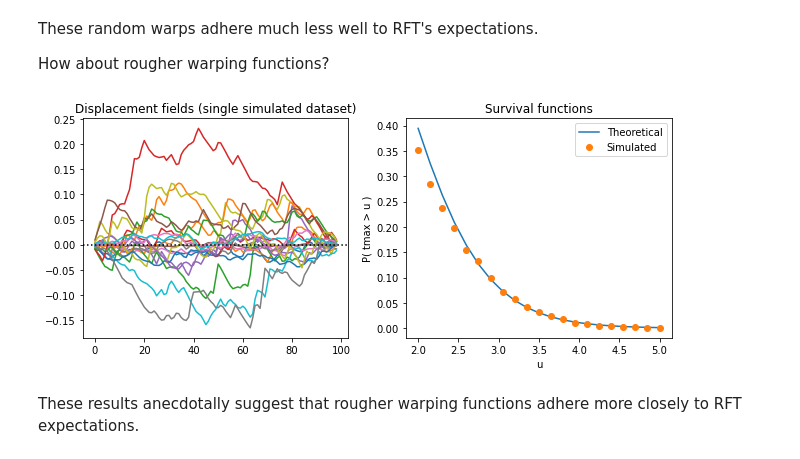
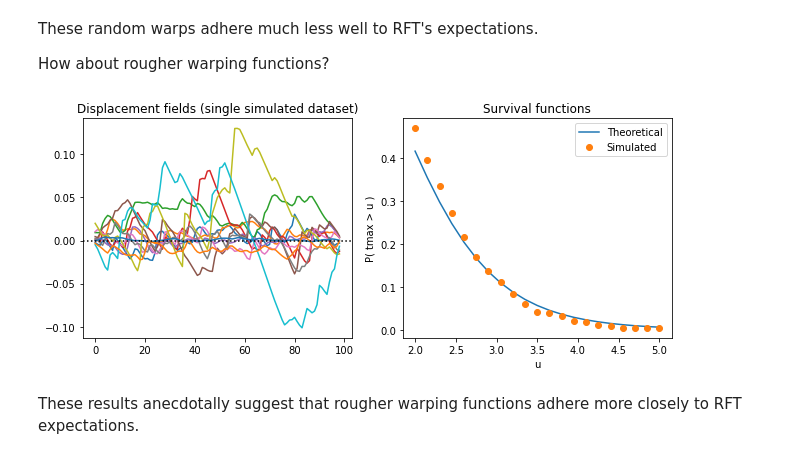
Before and after one commit to 0todd0000/nlreg1d, a Jupyter notebook: Notebooks/5-Assumptions.ipynb, the cells around one changed output. Drawn from its saved outputs; the diff is of its cells as text; code cells hidden in the pictures.

```diff
--- a/Notebooks/5-Assumptions.ipynb
+++ b/Notebooks/5-Assumptions.ipynb
@@ -237,15 +232,15 @@ The distribution at domain point 90 appears somewhat more normal, but the distri
 If RFT's assumption of normality is valid, then simulation results (involving random warps) should produce survival function results similar to the ones for known Gaussian data (two sections above), where the simulation results conform to RFT's theoretical expectations. Let's modify the simulation code to include random warps rather then known Gaussian data.
 # %%
 np.random.seed(12345)
-J         = 8      # number of observations
+J         = 12      # number of observations
 Q         = 101    # number of grid points
 v         = J - 1  # degress of freedom
 nsim      = 1000   # number of simulated datasets
 tmax      = []
 fwhme     = []     # esimated FWHM (smoothness)
 for i in range(nsim):
-    w     = nl.random_warp( J, Q, sigma=1, shape_parameter=100, n_random=5, as_warp_object=True )
-    y     = w.get_deviation_from_linear_time()[:,1:-1]
+    w     = nl.random_warp( J, Q, sigma=1, shape_parameter=10, n_random=3, as_warp_object=True )
+    y     = w.get_displacement_field()[:,1:-1]
     t     = tstat( y )
     tmax.append( t.max() )
     fwhme.append( nl.util.estimate_fwhm(y) )
@@ -261,7 +256,7 @@ fig,axs = plt.subplots(1, 2, figsize=(9,4))
 ax0,ax1 = axs
 ax0.plot(y.T)
 ax0.axhline(0, color='k', ls=':')
-ax0.set_title( f'Single random dataset (FWHM={FWHM})' )
+ax0.set_title( f'Single random dataset (FWHM=%.1f))' %np.mean(fwhme) )
 ax0.set_xlabel('Domain position')
 ax0.set_ylabel('Dependent variable value')
 
@@ -282,7 +277,7 @@ These random warps adhere much less well to RFT's expectations.
 How about rougher warping functions?
 # %%
 np.random.seed(12345)
-J         = 20     # number of observations
+J         = 12     # number of observations
 Q         = 101    # number of grid points
 v         = J - 1  # degress of freedom
 nsim      = 1000   # number of simulated datasets
@@ -290,35 +285,35 @@ tmax      = []
 fwhme     = []     # estimated FWHM
 for i in range(nsim):
     w     = nl.random_warp( J, Q, sigma=1, shape_parameter=0.01, n_random=50, as_warp_object=True )
-    y     = w.get_deviation_from_linear_time()[:,1:-1]
+    y     = w.get_displacement_field()[:,1:-1]
     t     = tstat( y )
     tmax.append( t.max() )
     fwhme.append( nl.util.estimate_fwhm(y) )
 
 # survival functions:
 u         = np.linspace(2, 5, 21)
 sf        = np.array( [ (tmax>uu).mean()  for uu in u] )  # simulation results
 sfe       = rft1d.t.sf(u, v, Q, np.mean(fwhme))           # expected
 
 # plot:
 fig,axs = plt.subplots(1, 2, figsize=(9,4))
 
 ax0,ax1 = axs
 ax0.plot(y.T)
 ax0.axhline(0, color='k', ls=':')
 ax0.set_title( f'Displacement fields (single simulated dataset)' )
 
 ax1.plot(u, sfe, '-', label='Theoretical')
 ax1.plot(u, sf,  'o', label='Simulated')
 ax1.set_xlabel('u')
 ax1.set_ylabel('P( tmax > u )')
 ax1.legend()
 ax1.set_title( f'Survival functions' )
 
 plt.tight_layout()
 plt.show()
 # %% [output]
-[figure, old version]
+[figure, new version]
 # %% [markdown]
 These results anecdotally suggest that rougher warping functions adhere more closely to RFT expectations.
 # %% [markdown]
```
Also changed, not shown: parts of 5 cells of this notebook, 1 other file.
